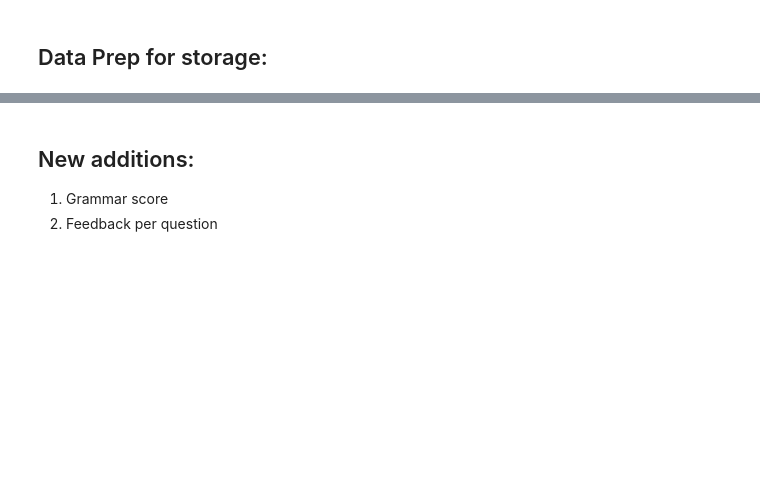
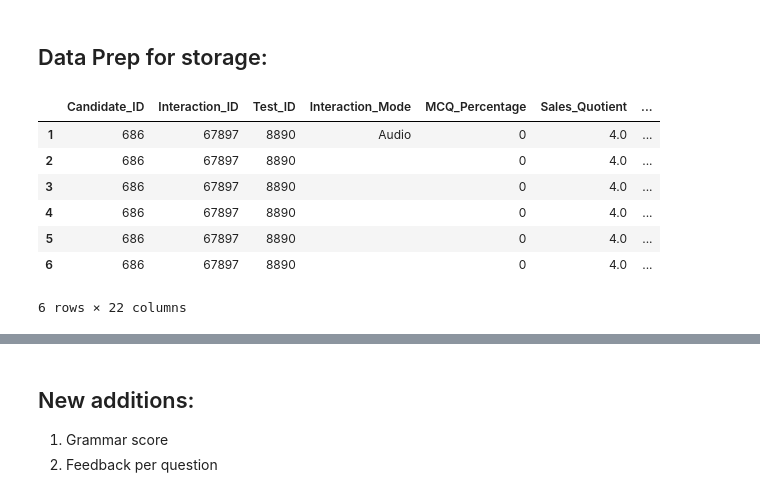
Before and after one commit to bitanb1999/TalentSumoAI, a Jupyter notebook: Audio_Demo.ipynb, the cells around one changed output, grey strips where cells are left out. Cells and saved outputs as stored; diff of their text form; code cells hidden in the pictures; blank space fills up the shorter version.

```diff
--- a/Audio_Demo.ipynb
+++ b/Audio_Demo.ipynb
@@ -1003,6 +1000,6 @@ pitch_volum,pitch_volume_score
 # %%
-def energy_cohort(pitch_volum,pitch_volume_score):
-  cohort,pitch_volume_score= pitch_volum,pitch_volume_score
+def energy_cohort(path):
+  cohort,pitch_volume_score= pitch_volume_cohort(path)
   cohort=int(cohort)
   cohort=[cohort]*6
   net=[]
@@ -1151,2 +1144,4 @@ else:
+# %%
+interaction_percentage=(interaction_score*25)
 # %%
 interaction_cohort=chr(69-round(interaction_score))
@@ -1235,29 +1230,39 @@ cloud=cv2.imread('/content/word_cloud.png')
 # %%
 #fill up ids
 output={}
 output['Candidate_ID']=[id['Candidate_ID']]*6
 output['Interaction_ID']=[id['Interaction_ID']]*6
 output['Test_ID']=[id['Test_ID']]*6
-output['Interaction_Mode']=[df.iloc[0]['Interaction_Mode']]*6
-output['MCQ_Percentage']=[(0 if output['Interaction_Mode']!='MCQ' else 1)]*6
-output['Sales_Quotient']=[quotient_dict['sales']]*6
-output['Manager_Quotient']=[quotient_dict['manager']]*6
-output['Leadership_Quotient']=[quotient_dict['leadership']]*6
-output['Learner_Quotient']=[quotient_dict['learning']]*6
-output['People_Quotient']=[quotient_dict['service']]*6
+output['Interaction_Mode']=df['Interaction_Mode'][:-1]
+output['MCQ_Percentage']=[0 if df.iloc[0]['Interaction_Mode']!='MCQ' else 1]*6
+output['Sales_Quotient']=[np.round(quotient_dict['sales'])]*6
+output['Manager_Quotient']=[np.round(quotient_dict['manager'])]*6
+output['Leadership_Quotient']=[np.round(quotient_dict['leadership'])]*6
+output['Learner_Quotient']=[np.round(quotient_dict['learning'])]*6
+output['People_Quotient']=[np.round(quotient_dict['service'])]*6
 output['Resume_Score']=[resume_sc]*6
-output['Pace']=[np.mean(net_word_count)]*6
-output['Power_word_density']=[power_density]*6
+output['Pace']=[np.round(np.mean(net_word_count))]*6
+output['Power_word_density']=[np.round(power_density)]*6
 #output['Word_Cloud']=[cloud]*6
-output['Volume']=[volume]*6
-output['Pitch']=[pitc]*6
-output['Aggregate_Content_Score']=np.mean([i for i in content_score if i!='Not Applicable'])
-output['Raw_Interaction_Grade']=[interaction_score]*6
-output['Interaction_Grade']=[interaction_cohort]*6
+output['Volume']=[np.round(volume)]*6
+output['Pitch']=[np.round(pitc)]*6
+output['Aggregate_content_score']=[np.round(np.mean([i for i in content_score if i!='Not Applicable']))]*6
+output['Raw_interaction_grade']=[np.round(interaction_score)]*6
+output['Interaction_grade']=[interaction_cohort]*6
 output['Question_no.']=list(df['Question_ID'])[:-1]
 output['MCQ_Value']=[0]*6
-output['Interaction_Percentage'],output['Interaction_Score']=[interaction_percentage]*6,[interaction_score]*6
-#pd.DataFrame(output,columns=output.keys(),index=[0])
+output['Interaction_Percentage'],output['Interaction_Cohort']=[np.round(interaction_percentage)]*6,[np.round(interaction_score)]*6
+
+pd.DataFrame(output,columns=output.keys())
+# %% [output]
+|  | Candidate_ID | Interaction_ID | Test_ID | Interaction_Mode | MCQ_Percentage | Sales_Quotient | ... |
+| 1 | 686 | 67897 | 8890 | Audio | 0 | 4.0 | ... |
+| 2 | 686 | 67897 | 8890 |  | 0 | 4.0 | ... |
+| 3 | 686 | 67897 | 8890 |  | 0 | 4.0 | ... |
+| 4 | 686 | 67897 | 8890 |  | 0 | 4.0 | ... |
+| 5 | 686 | 67897 | 8890 |  | 0 | 4.0 | ... |
+| 6 | 686 | 67897 | 8890 |  | 0 | 4.0 | ... |
+6 rows × 22 columns
 # %%
 output['Transcript']=net_text
 output['Confidence_Cohort']=confidence
```
Also changed, not shown: parts of 34 cells of this notebook.
